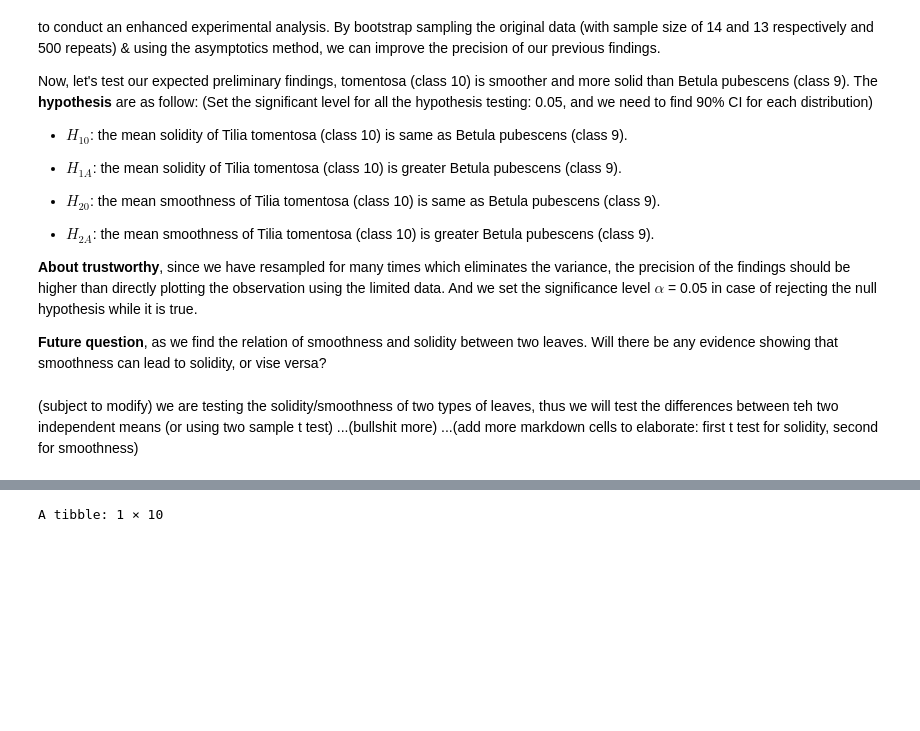
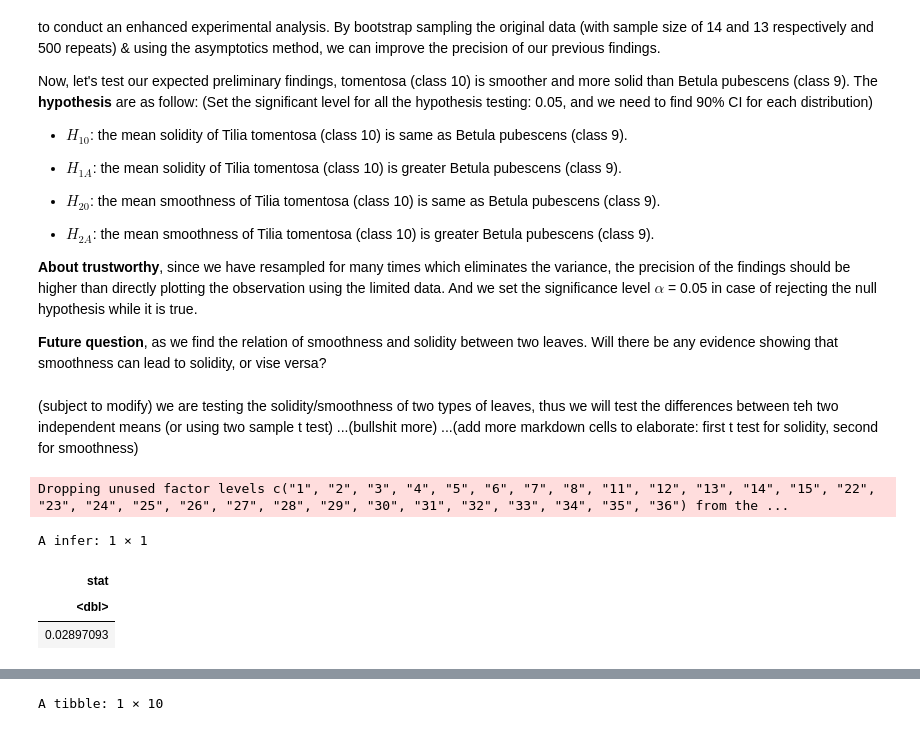
Before and after one commit to tiannelee/Hypothesis-testing-leaf-comparison, a Jupyter notebook: Proposal.ipynb, the cells around one changed output, grey strips where cells are left out. Drawn from its saved outputs; the diff is of its cells as text; code cells hidden in the pictures; blank space fills up the shorter version.

```diff
--- a/Proposal.ipynb
+++ b/Proposal.ipynb
@@ -140,6 +137,18 @@ Now, let's test our expected preliminary findings, tomentosa (class 10) is smoot
 (subject to modify) we are testing the solidity/smoothness of two types of leaves, thus we will test the differences between teh two independent means (or using two sample t test)
 ...(bullshit more)
 ...(add more markdown cells to elaborate: first t test for solidity, second for smoothness)
+# %%
+solidity_mean_diff  <- leaf %>%
+    specify(formula = Solidity ~ Class) %>%
+    calculate(stat = "diff in means", order = c("10", "9"))
+
+solidity_mean_diff
+# %% [output]
+Dropping unused factor levels c("1", "2", "3", "4", "5", "6", "7", "8", "11", "12", "13", "14", "15", "22", "23", "24", "25", "26", "27", "28", "29", "30", "31", "32", "33", "34", "35", "36") from the ...
+A infer: 1 × 1
+| stat |
+| <dbl> |
+| 0.02897093 |
 # %%
 set.seed(1234)
 
```
Also changed, not shown: parts of 3 cells of this notebook.
